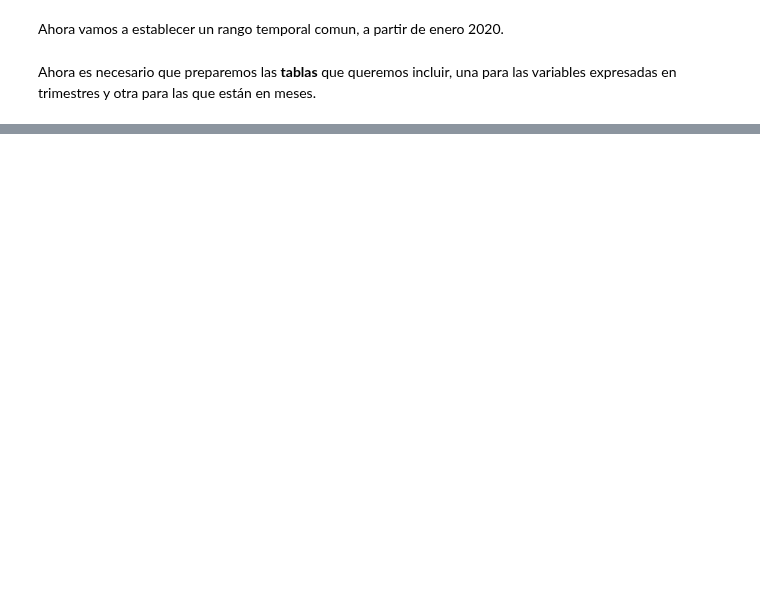
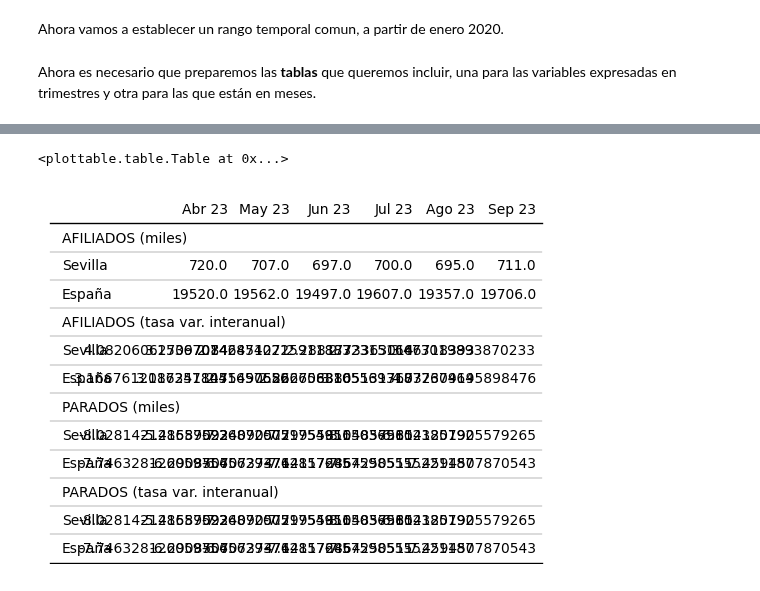
Before and after one commit to otoperalias/Coyuntura, a Jupyter notebook: clases/Tema2_IV.ipynb, the cells around one changed output, grey strips where cells are left out. Drawn from its saved outputs; the diff is of its cells as text; code cells hidden in the pictures; blank space fills up the shorter version.

```diff
--- a/clases/Tema2_IV.ipynb
+++ b/clases/Tema2_IV.ipynb
@@ -144,3 +93,11 @@ parados.plot()
+# %%
+parados=pd.read_csv("https://raw.githubusercontent.com/otoperalias/Coyuntura/main/clases/datos/parados_Sevilla.csv", index_col=0,parse_dates=True)
+parados
+# %%
+# Renombramos
+parados.rename(columns={"sev":"Sevilla (par)","esp":"España (par)"},inplace=True)
+# Gráfico
+parados.plot()
 # %% [markdown]
 #### Datos de afiliados a la SS
 
@@ -162,8 +119,8 @@ ss['Periodo']=pd.to_datetime(ss['Periodo'])
 # Cuarto: convertimos en index.
 ss.set_index("Periodo", inplace=True)
 # Quinto: renombramos columnas
-ss.rename(columns={'Total Regimenes(RG+RETA) TODAS LAS SECCIONES Total Nacional':"esp",
-                   'Total Regimenes(RG+RETA) TODAS LAS SECCIONES 41. Sevilla':"sev"},inplace=True)
+ss.rename(columns={'Total Regimenes(RG+RETA) TODAS LAS SECCIONES Total Nacional':"España (Afil)",
+                   'Total Regimenes(RG+RETA) TODAS LAS SECCIONES 41. Sevilla':"Sevilla (Afil)"},inplace=True)
 # %%
 # Podemos dibujar un gráfico para ver que está todo bien.
 ss.plot()
@@ -266,0 +185,52 @@ SyntaxError: ignored
+# %%
+# Tabla parados y afiliaciones (meses)
+
+# 1. Para hacerlos más eficientemente, vamos primero a unir las 4 tablas:
+tabla2=parados.merge(parados_tv,on="fecha")
+ss.index.name="fecha" # esto es necesario para unir las tablas
+ss_tv.index.name="fecha" # esto es necesario para unir las tablas
+tabla2=tabla2.merge(ss,on="fecha")
+tabla2=tabla2.merge(ss_tv,on="fecha")
+
+# 2. Seleccionarmos los últimos 6 meses
+tabla2=tabla2.iloc[-6:]
+
+# 3. Creamos columnas con el nombre de las variables a representar.
+tabla2['AFILIADOS (miles)']=""
+tabla2['AFILIADOS (tasa var. interanual)']=""
+tabla2['PARADOS (miles)']=""
+tabla2['PARADOS (tasa var. interanual)']=""
+
+# 4. Dividimos por 1000 las columnas con número de personas
+for c in ['Sevilla (par)_x', 'España (par)_x', 'España (Afil)_x', 'Sevilla (Afil)_x']:
+  tabla2[c]=round(tabla2[c]/1000)
+
+# 5. Ordenamos las columnas:
+tabla2=tabla2[['AFILIADOS (miles)','Sevilla (Afil)_x','España (Afil)_x',
+               'AFILIADOS (tasa var. interanual)','Sevilla (Afil)_y','España (Afil)_y',
+               'PARADOS (miles)','Sevilla (par)_y','España (par)_y',
+               'PARADOS (tasa var. interanual)','Sevilla (par)_y','España (par)_y']]
+
+# 6. Le damos el nombre deseado a las columnas
+tabla2.columns=['AFILIADOS (miles)','Sevilla','España',
+               'AFILIADOS (tasa var. interanual)','Sevilla','España',
+               'PARADOS (miles)','Sevilla','España',
+               'PARADOS (tasa var. interanual)','Sevilla','España']
+
+# 6. Transponemos la tabla
+tabla2=tabla2.T
+
+# 5. Renombramos las columnas
+#    El encabezado de las columnas es ahora este: '2023-04-01', '2023-05-01', '2023-06-01', '2023-07-01','2023-08-01', '2023-09-01'
+#    Vamos a darle otra lista de etiquetas con mejor formato:
+tabla2.columns=["Abr 23","May 23","Jun 23","Jul 23","Ago 23","Sep 23"]
+
+tabla2.index.name = " " # 1 espacio: para que luego no se vea nada.
+
+# Vemos como queda
+Table(tabla2,
+      column_definitions=[ColumnDefinition(name=" ", width=2, textprops={"ha": "left"})],
+      footer_divider=True )
+# %% [output]
+<plottable.table.Table at 0x...>
+[figure, added]
```
Also changed, not shown: parts of 10 cells of this notebook.
